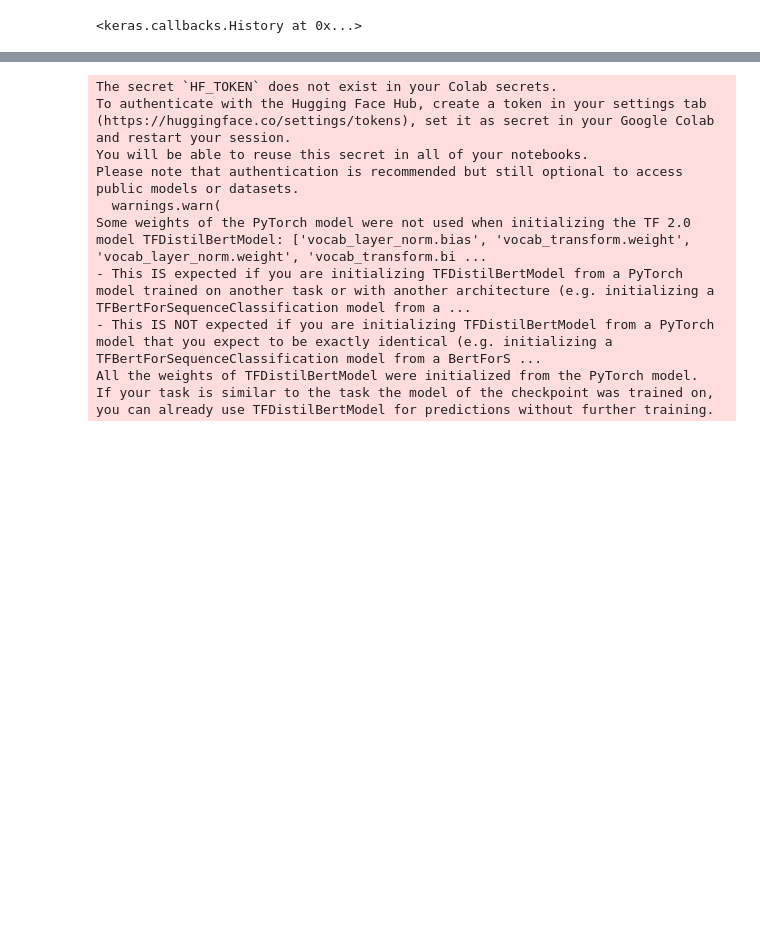
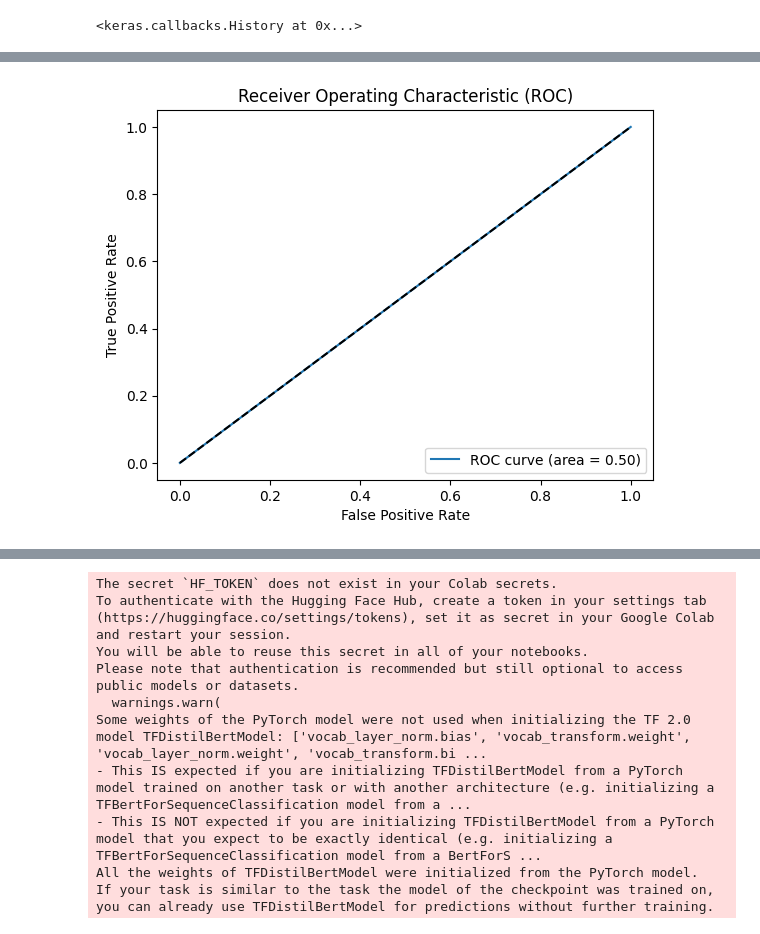
Before and after one commit to skhosanam/ml-dl-classification, a Jupyter notebook: Deep_learning_classification.ipynb, the cells around one changed output, grey strips where cells are left out. Saved outputs shown, nothing was run; the diff lists cells and outputs as text; code cells hidden in the pictures; blank space fills up the shorter version.

```diff
--- a/Deep_learning_classification.ipynb
+++ b/Deep_learning_classification.ipynb
@@ -490,17 +383,0 @@ Truncation was not explicitly activated but `max_length` is provided a specific
-# %%
-# Load BERT model
-bert_model = TFBertModel.from_pretrained('distilbert-base-uncased')
-
-# Build model
-input_ids = Input(shape=(512,), dtype=tf.int32)
-attention_mask = Input(shape=(512,), dtype=tf.int32)
-bert_output = bert_model(input_ids, attention_mask=attention_mask)[0]
-lstm_layer = LSTM(units=64, return_sequences=False)(bert_output)
-output = Dense(1, activation='sigmoid')(lstm_layer)
-model = Model(inputs=[input_ids, attention_mask], outputs=output)
-
-# Compile model
-model.compile(optimizer='adam', loss='binary_crossentropy', metrics=['accuracy'])
-
-# Train model
-model.fit([X_train_ids, X_train_attention], y_train, epochs=2, batch_size=8)
@@ -535,0 +384,25 @@ Accuracy: 0.48221343873517786, F1 Score: 0.6506666666666667
+# %%
+# Corrected prediction to include both input_ids and attention_masks
+predictions = model.predict([X_test_ids, X_test_attention])
+predicted_labels = (predictions > 0.5).astype(int)
+
+# Calculate metrics
+acc = accuracy_score(y_test, predicted_labels)
+f1 = f1_score(y_test, predicted_labels)
+sensitivity = recall_score(y_test, predicted_labels)
+precision = precision_score(y_test, predicted_labels)
+roc_auc = roc_auc_score(y_test, predictions)
+
+print(f"Accuracy: {acc}, F1 Score: {f1}, Sensitivity: {sensitivity}, Precision: {precision}, ROC AUC: {roc_auc}")
+
+# Plot ROC curve
+fpr, tpr, _ = roc_curve(y_test, predictions)
+plt.figure()
+plt.plot(fpr, tpr, label=f'ROC curve (area = {roc_auc:.2f})')
+plt.plot([0, 1], [0, 1], 'k--')  # Dashed diagonal
+plt.xlabel('False Positive Rate')
+plt.ylabel('True Positive Rate')
+plt.title('Receiver Operating Characteristic (ROC)')
+plt.legend(loc="lower right")
+plt.show()
+# %% [output]
@@ -535,0 +411 @@ Accuracy: 0.48221343873517786, F1 Score: 0.6506666666666667
+[figure, added]
```
Also changed, not shown: parts of 59 cells of this notebook.
